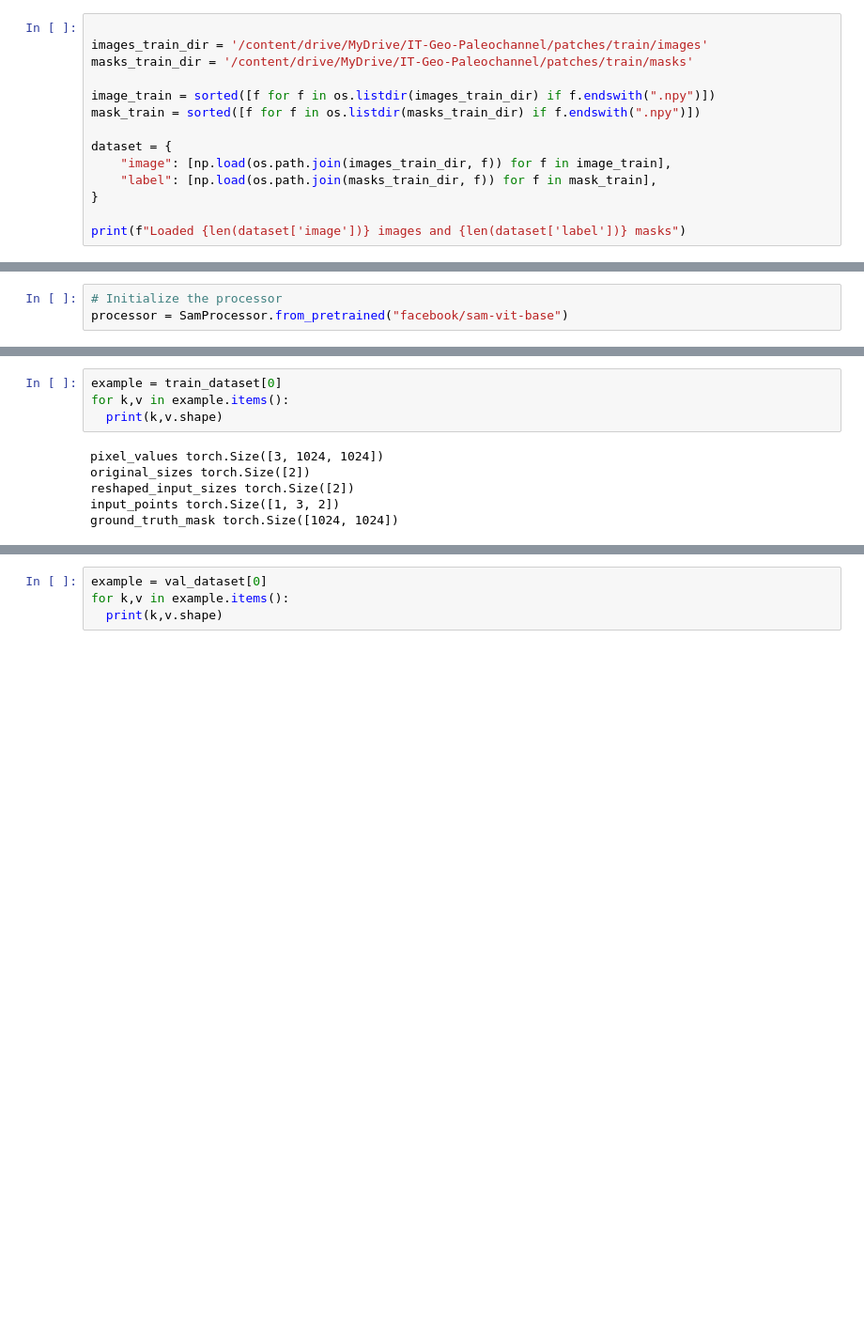
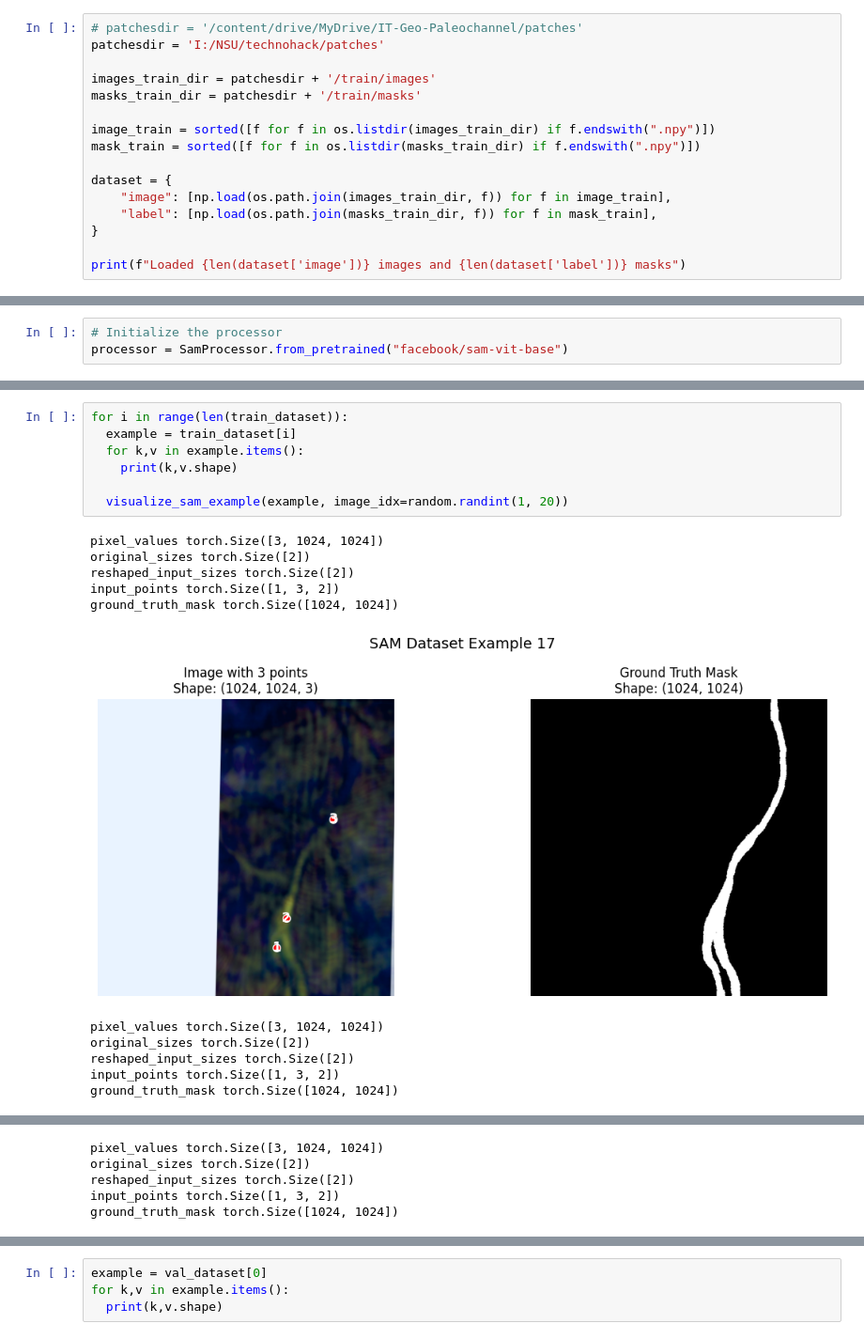
Before and after one commit to MargoBenedichuk/IT-Geo-Paleochannel, a Jupyter notebook: notebooks/tune_SAM.ipynb, the cells around one changed output, grey strips where cells are left out. Shown at 94% size. Drawn from its saved outputs; the diff is of its cells as text; blank space fills up the shorter version.

```diff
--- a/notebooks/tune_SAM.ipynb
+++ b/notebooks/tune_SAM.ipynb
@@ -41,9 +96,11 @@ from torch.optim import Adam
 
 import monai
 # %%
+# patchesdir = '/content/drive/MyDrive/IT-Geo-Paleochannel/patches'
+patchesdir = 'I:/NSU/technohack/patches'
 
-images_train_dir = '/content/drive/MyDrive/IT-Geo-Paleochannel/patches/train/images'
-masks_train_dir = '/content/drive/MyDrive/IT-Geo-Paleochannel/patches/train/masks'
+images_train_dir = patchesdir + '/train/images'
+masks_train_dir = patchesdir + '/train/masks'
 
 image_train = sorted([f for f in os.listdir(images_train_dir) if f.endswith(".npy")])
 mask_train = sorted([f for f in os.listdir(masks_train_dir) if f.endswith(".npy")])
@@ -253,10 +403,19 @@ val_dataset = SAMDataset(dataset=val, processor=processor)
 # %%
-example = train_dataset[0]
-for k,v in example.items():
-  print(k,v.shape)
+for i in range(len(train_dataset)):
+  example = train_dataset[i]
+  for k,v in example.items():
+    print(k,v.shape)
+
+  visualize_sam_example(example, image_idx=random.randint(1, 20))
 # %% [output]
 pixel_values torch.Size([3, 1024, 1024])
 original_sizes torch.Size([2])
 reshaped_input_sizes torch.Size([2])
 input_points torch.Size([1, 3, 2])
 ground_truth_mask torch.Size([1024, 1024])
+[figure, added]
+pixel_values torch.Size([3, 1024, 1024])
+original_sizes torch.Size([2])
+reshaped_input_sizes torch.Size([2])
+input_points torch.Size([1, 3, 2])
+ground_truth_mask torch.Size([1024, 1024])
@@ -262,0 +423,5 @@ ground_truth_mask torch.Size([1024, 1024])
+pixel_values torch.Size([3, 1024, 1024])
+original_sizes torch.Size([2])
+reshaped_input_sizes torch.Size([2])
+input_points torch.Size([1, 3, 2])
+ground_truth_mask torch.Size([1024, 1024])
```
Also changed, not shown: parts of 11 cells of this notebook.
